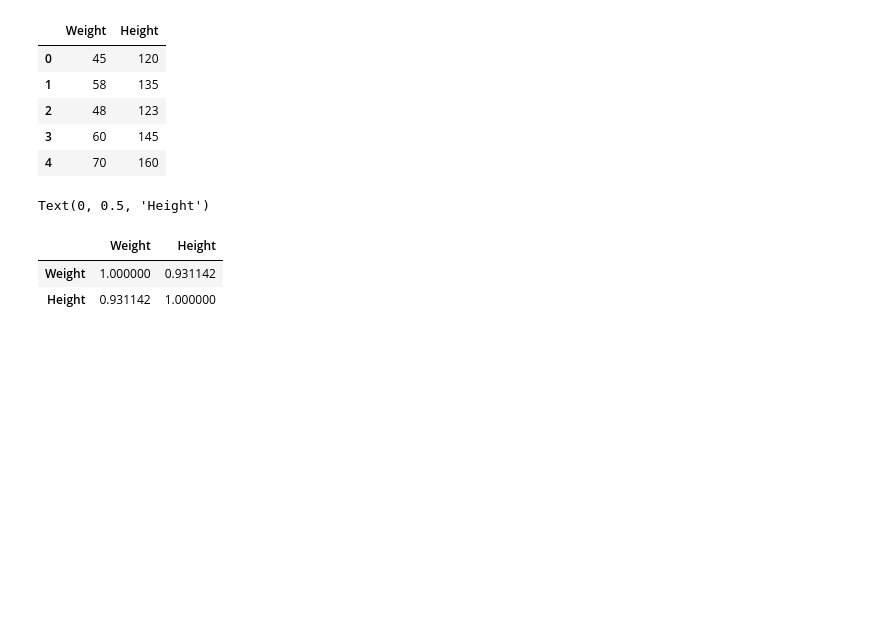
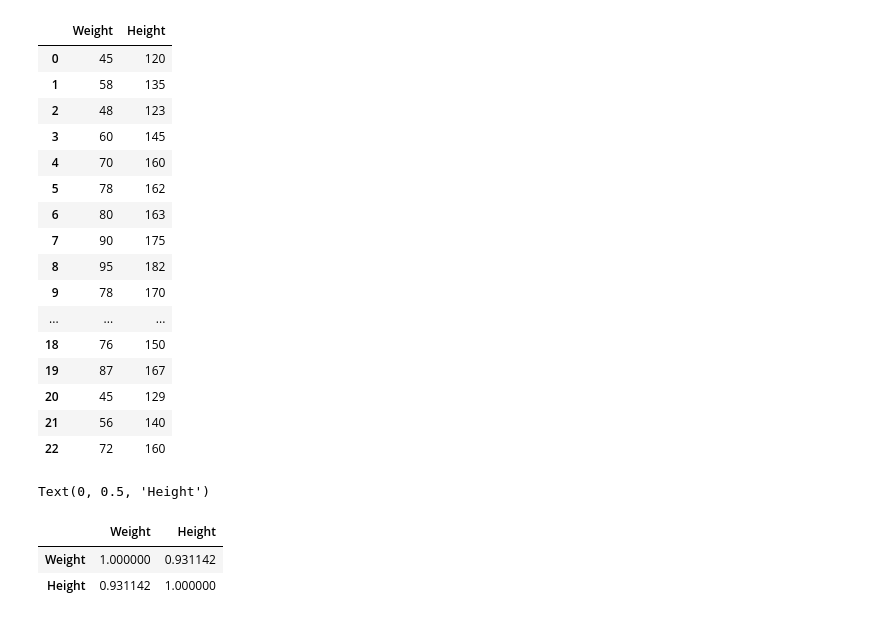
Before and after one commit to prajwal-sv/Machine-Learning, a Jupyter notebook: 11.Introduction to machine learning/1.1 Simple Linear Regresion -checkpoint.ipynb, the cells around one changed output. Saved outputs shown, nothing was run; the diff lists cells and outputs as text; code cells hidden in the pictures; blank space fills up the shorter version.

```diff
--- a/11.Introduction to machine learning/1.1 Simple Linear Regresion -checkpoint.ipynb
+++ b/11.Introduction to machine learning/1.1 Simple Linear Regresion -checkpoint.ipynb
@@ -11,14 +11,25 @@ import matplotlib.pyplot as plt
 %matplotlib inline
 # %%
 df =  pd.read_csv('height-weight.csv')
-df.head()
+df.head(50)
 # %% [output]
 |  | Weight | Height |
 | 0 | 45 | 120 |
 | 1 | 58 | 135 |
 | 2 | 48 | 123 |
 | 3 | 60 | 145 |
 | 4 | 70 | 160 |
+| 5 | 78 | 162 |
+| 6 | 80 | 163 |
+| 7 | 90 | 175 |
+| 8 | 95 | 182 |
+| 9 | 78 | 170 |
+| ... | ... | ... |
+| 18 | 76 | 150 |
+| 19 | 87 | 167 |
+| 20 | 45 | 129 |
+| 21 | 56 | 140 |
+| 22 | 72 | 160 |
 # %%
 plt.scatter(df['Weight'],df['Height'])
 plt.xlabel("Weight")
```
Also changed, not shown: parts of 16 cells of this notebook, 3 other files.
